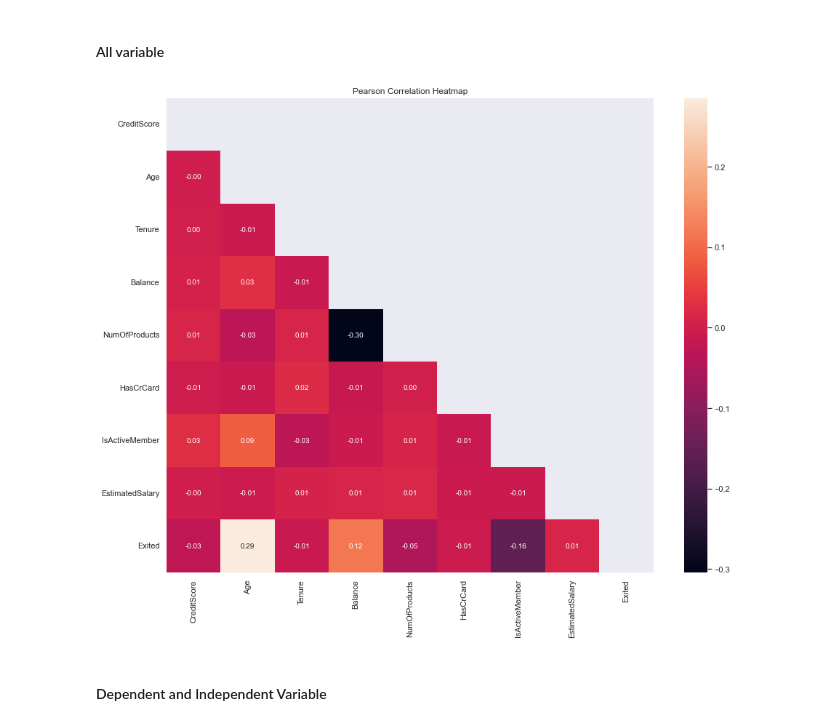
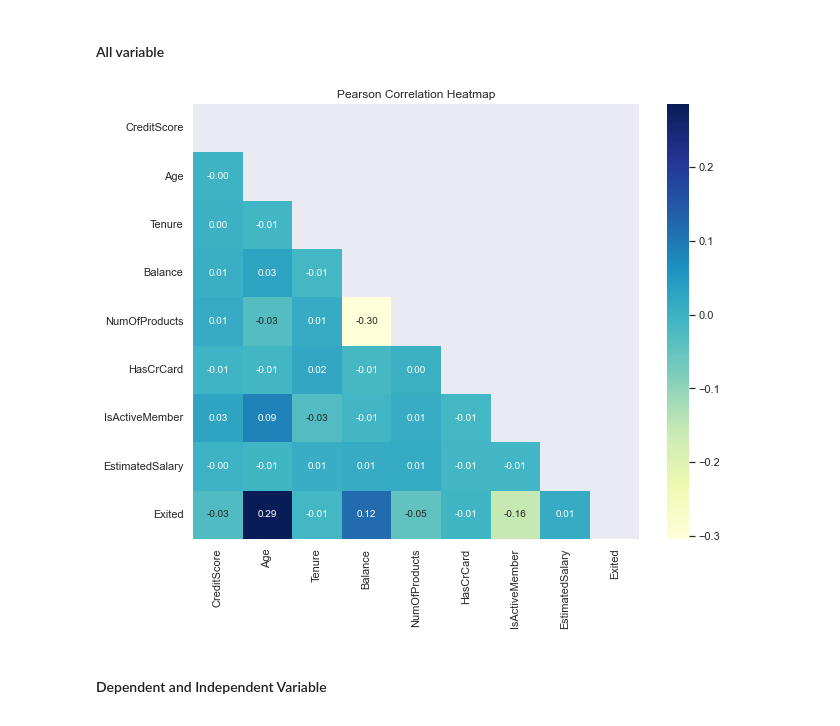
Before and after one commit to bayuwira/Project-Churn-for-Bank-Customers, a Jupyter notebook: Copy of Customer Churn Analysis.ipynb, the cells around one changed output. Cells and saved outputs as stored; diff of their text form; code cells hidden in the pictures.

```diff
--- a/Copy of Customer Churn Analysis.ipynb
+++ b/Copy of Customer Churn Analysis.ipynb
@@ -296,7 +296,7 @@ for i in range(0, len(num)):
 # %% [markdown]
 ### Categorical columns
 # %%
-sns.set(rc={'figure.figsize':(25,15)})
+sns.set(rc={'figure.figsize':(8,5)})
 fig,axs = plt.subplots(1,2)
 sns.color_palette("hls", 8)
 sns.countplot(data = df,x = 'Gender',ax=axs[0])
@@ -320,15 +320,15 @@ sns.countplot(data = df,x = 'Geography',ax=axs[1])
 # %%
 corr = df.corr()
 mask = np.zeros_like(corr)
 mask[np.triu_indices_from(mask)] = True
 
-fig, ax = plt.subplots(figsize=(15, 12))
+fig, ax = plt.subplots(figsize=(10, 8))
 ax = sns.heatmap(corr,mask=mask,
-                 annot=True, annot_kws={'size':10}, fmt=".2f")
+                 annot=True, annot_kws={'size':10}, fmt=".2f", cmap='YlGnBu')
 plt.title("Pearson Correlation Heatmap")
 plt.show()
 # %% [output]
-[figure, old version]
+[figure, new version]
 # %% [markdown]
 #### Dependent and Independent Variable
 # %%
```
Also changed, not shown: parts of 4 cells of this notebook.
